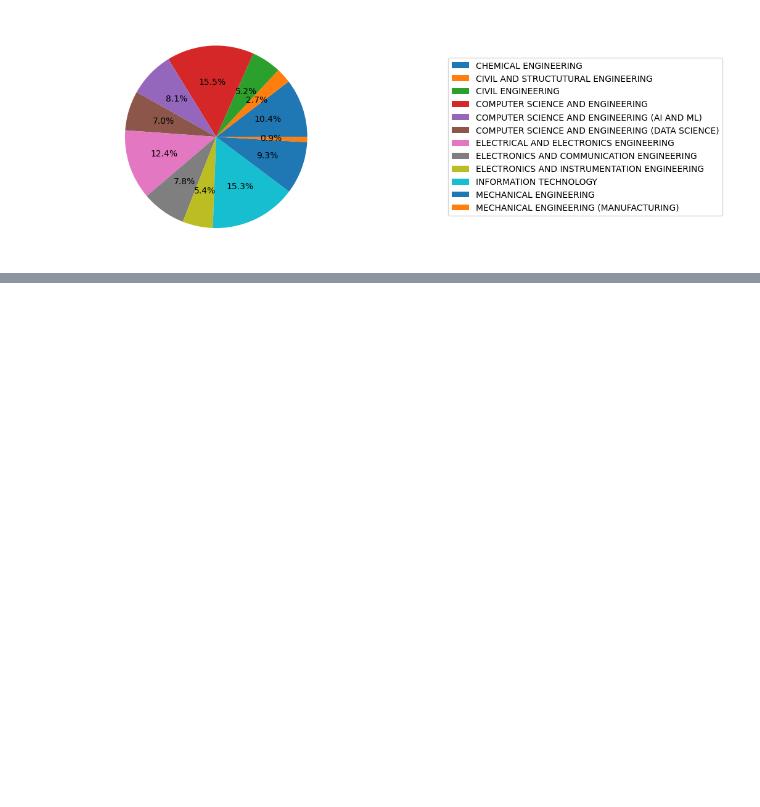
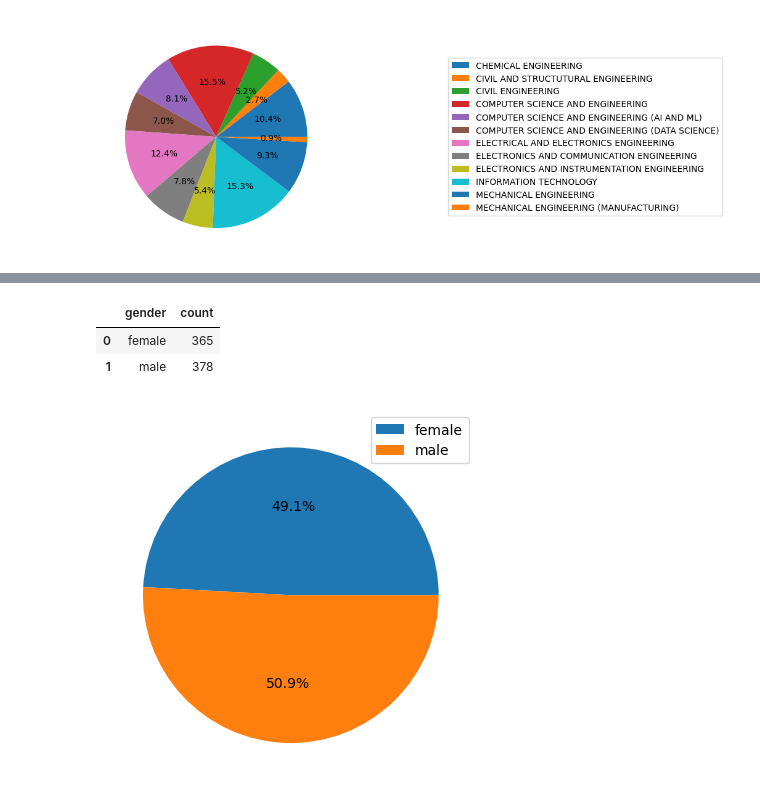
Before and after one commit to Rajadurai2/fun-programs-, a Jupyter notebook: AU.ipynb, the cells around one changed output, grey strips where cells are left out. Saved outputs shown, nothing was run; the diff lists cells and outputs as text; code cells hidden in the pictures; blank space fills up the shorter version.

Commit message:
gender updated

```diff
--- a/AU.ipynb
+++ b/AU.ipynb
@@ -140,0 +153,3 @@ final.head()
+# %%
+final=pd.read_csv("gender.csv")
+final
@@ -140,0 +170,11 @@ final.head()
+# %%
+df_gender=final.groupby(["gender"]).size().reset_index(name="count")
+display(df_gender)
+plt.pie(df_gender["count"],autopct="%1.1f%%")
+plt.legend(df_gender["gender"])
+plt.show()
+# %% [output]
+|  | gender | count |
+| 0 | female | 365 |
+| 1 | male | 378 |
+[figure, added]
```
Also changed, not shown: parts of 9 cells of this notebook.
